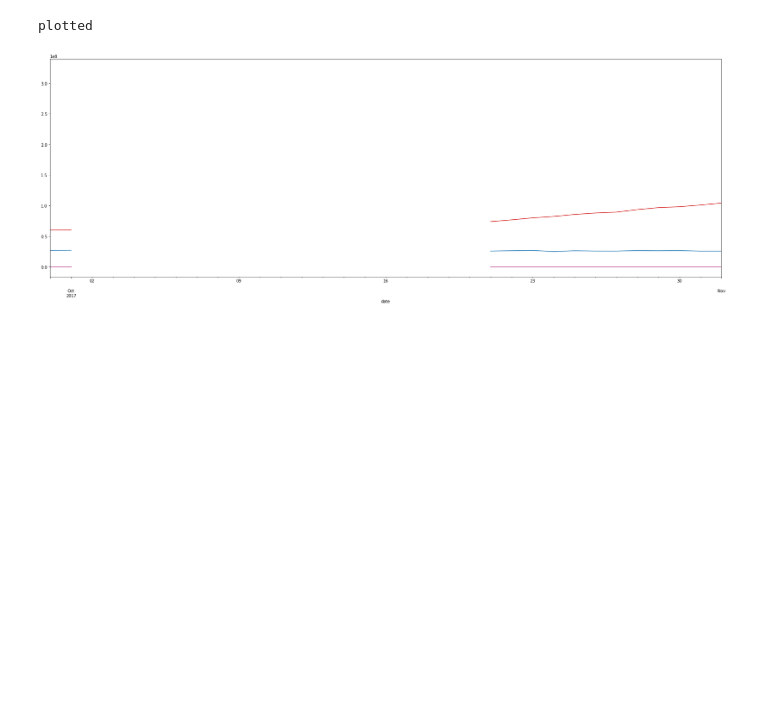
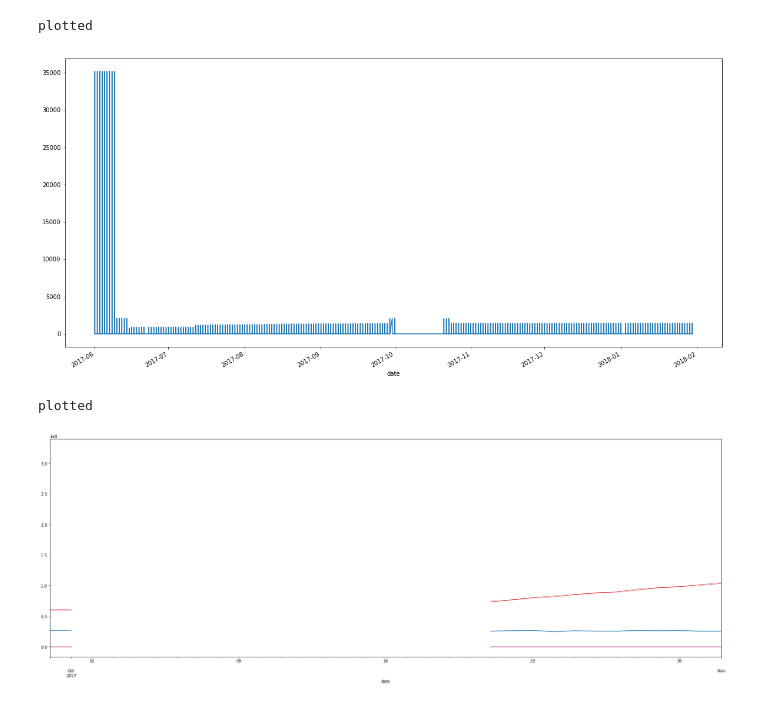
Before and after one commit to gacalheiros/hackathon, a Jupyter notebook: cms.ipynb, the cells around one changed output. Drawn from its saved outputs; the diff is of its cells as text; code cells hidden in the pictures; blank space fills up the shorter version.

```diff
--- a/cms.ipynb
+++ b/cms.ipynb
@@ -81,4 +56,4 @@ data_cms_ts.head(10)
 | 2017-12-26 01:00:00 | 174DK3RAFTMB | 2017-12-26 01:00:00 | cms | P06636710Y61826 | 0.0 | 0.0 | 10392.0 | 3.0 | 0.0 | 0.0 | ... | ... |
 10 rows × 21 columns
 # %%
-data_cms_ts.drop(columns=['exp','date'])
+data_cms_ts = data_cms_ts.drop(columns=['exp','date'])
@@ -123,6 +80,14 @@ print('plotted')
 # %% [output]
 [figure]
 plotted
+# %%
+plt.figure(figsize=(20,10))
+data_cms_ts.smart197.plot()
+plt.show()
+print('plotted')
+# %% [output]
+[figure, added]
+plotted
 # %%
 plt.figure(figsize=(30,10))
 
```
Also changed, not shown: parts of 17 cells of this notebook.
